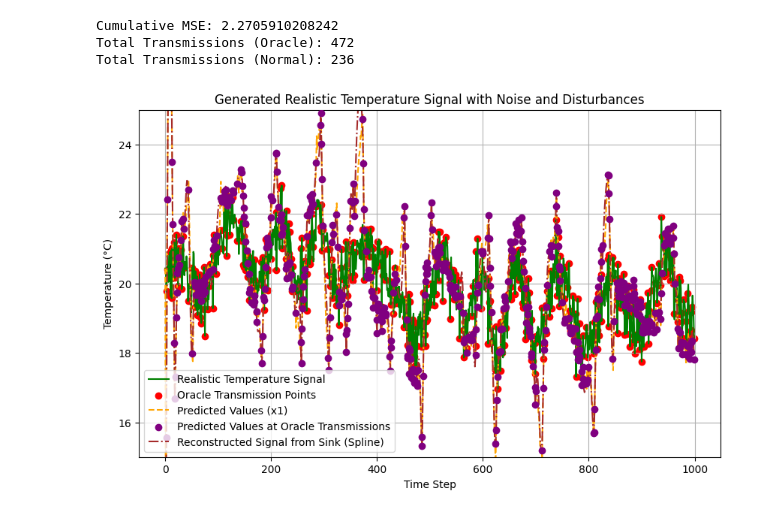
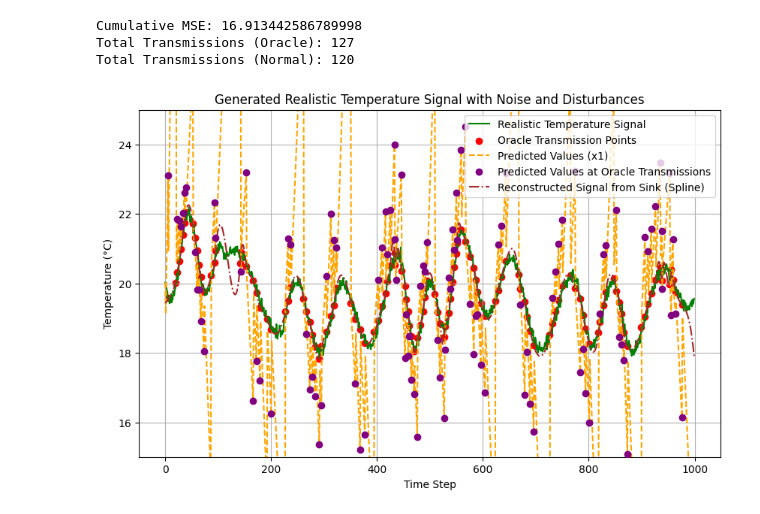
Before and after one commit to sokistar24/push_pull, a Jupyter notebook: push_pull_voi_compare.ipynb, the cells around one changed output. Saved outputs shown, nothing was run; the diff lists cells and outputs as text; code cells hidden in the pictures.

```diff
--- a/push_pull_voi_compare.ipynb
+++ b/push_pull_voi_compare.ipynb
@@ -20,7 +20,6 @@ def push_based_system_voi(z_temp, time_steps, threshold, beta_1, beta_2, delta_t
     cumulative_mse = 0
     oracle_transmission_count = 0
     voi_mse_list = []
-
     # Initialize the oracle's last transmitted value
     normal_transmission_count = 0
     oracle_last_transmitted_value = z_temp[0]
@@ -37,17 +36,17 @@ def push_based_system_voi(z_temp, time_steps, threshold, beta_1, beta_2, delta_t
         measured_value = z_temp[t]
         #last_state_value = measured_value
         x1, x2 = update_node_state_dewma(measured_value, last_state_value, last_rate_of_change, delta_t, beta_1, beta_2)
-        delta_t= t-last_transmission_time
-        predicted_value = x1
+        delta= t-last_transmission_time
+        #predicted_value = x1
         # Calculate the predicted value using the rate of change and time elapsed
-        #predicted_value = last_state_value + (last_rate_of_change * delta_t)
+        predicted_value = last_state_value + last_rate_of_change * delta
         predicted_values.append(predicted_value)
         #predicted_values.append(x1)
         # Oracle decision (transmit only if VoI > threshold)
         if np.abs(last_state_value - x1) > threshold:
             normal_transmission_count += 1
-            last_state_value = x1
-            last_rate_of_change = x2
+            #last_state_value = x1
+            #last_rate_of_change = x2
 
             #last_transmission_time = t
 
@@ -55,7 +54,7 @@ def push_based_system_voi(z_temp, time_steps, threshold, beta_1, beta_2, delta_t
             oracle_transmit = 1  # Oracle transmits
             oracle_last_transmitted_value = measured_value  # Update the last transmitted value
             oracle_transmission_times.append(t)  # Store the time of oracle transmission
-            predicted_at_transmissions.append(x1)  # Store the predicted value at this transmission point
+            predicted_at_transmissions.append(predicted_value)  # Store the predicted value at this transmission point
             transmitted_values.append((t, x1, x2))  # Store both x1 and x2 at the transmission points
 
             # Capture the push-based system's estimated value at this oracle transmission point
@@ -64,6 +63,8 @@ def push_based_system_voi(z_temp, time_steps, threshold, beta_1, beta_2, delta_t
             oracle_transmission_count += 1
             voi_mse_list.append((t, mse))  # Store time and MSE for analysis
             last_transmission_time = t
+            last_state_value = measured_value
+            last_rate_of_change = x2
 
         # Update the estimated state
 
@@ -95,16 +96,16 @@ total_time = 1000  # Total simulation time (in hours or time units)
 time_resolution = 1  # Time step resolution (in hours or time units)
 T_avg = 20  # Average temperature
 T_period = 200  # Period of the temperature cycle (daily cycle, 24 hours)
-noise_amplitude = 0.5  # Amplitude of the noise
+noise_amplitude = 0.1  # Amplitude of the noise
 disturbance_probability = 0  # Probability of a disturbance occurring at each time step
 
 # Generate the realistic temperature signal
 t, T_realistic = generate_realistic_temperature_signal(total_time, time_resolution, T_avg, T_period, noise_amplitude, disturbance_probability)
 
 # Parameters for the push-based system
-threshold = 0.5  # Threshold for VoI
-beta_1 = 0.3  # dEWMA beta_1
-beta_2 = 0.3  # dEWMA beta_2
+threshold = 0.3  # Threshold for VoI
+beta_1 = 0.9  # dEWMA beta_1
+beta_2 = 0.9  # dEWMA beta_2
 delta_t = 1  # Time step for the rate of change
 
 # Run the experiment for the push-based system with VoI calculation
@@ -129,37 +130,37 @@ plt.grid(True)
 plt.figure(figsize=(10, 6))
 plt.plot(t, T_realistic, label="Realistic Temperature Signal", color='green')
 plt.xlabel("Time Step")
 plt.ylabel("Temperature (°C)")
 plt.title("Generated Realistic Temperature Signal with Noise and Disturbances")
 plt.ylim(15, 25)
 
 # Highlight the points where the oracle transmits (VoI condition met)
 plt.scatter(oracle_transmission_times, np.array(T_realistic)[oracle_transmission_times], color='red', label='Oracle Transmission Points')
 
 # Plot the predicted values (based on x1 from dEWMA)
 plt.plot(t, predicted_values, label="Predicted Values (x1)", color='orange', linestyle='--')
 
 # Plot the predicted values at oracle transmission points (x1 at transmission times)
 plt.scatter(oracle_transmission_times, predicted_at_transmissions, color='purple', label="Predicted Values at Oracle Transmissions", zorder=5)
 
 # Reconstruct the temperature path using spline interpolation from transmitted data
 transmitted_times, transmitted_x1_values, transmitted_x2_values = zip(*transmitted_values)
 
 # Spline fitting: Use cubic spline interpolation to reconstruct the signal
 spline_reconstruction = CubicSpline(transmitted_times, transmitted_x1_values, bc_type='natural')
 reconstructed_signal = spline_reconstruction(t)
 
 # Plot the reconstructed signal
 plt.plot(t, reconstructed_signal, label="Reconstructed Signal from Sink (Spline)", color='brown', linestyle='-.')
 
 plt.legend()
 plt.grid(True)
 plt.show()
 # %% [output]
-Cumulative MSE: 2.2705910208242
-Total Transmissions (Oracle): 472
-Total Transmissions (Normal): 236
+Cumulative MSE: 16.913442586789998
+Total Transmissions (Oracle): 127
+Total Transmissions (Normal): 120
-[figure, old version]
+[figure, new version]
 # %%
 import numpy as np
 import matplotlib.pyplot as plt
```
Also changed, not shown: parts of 4 cells of this notebook.
